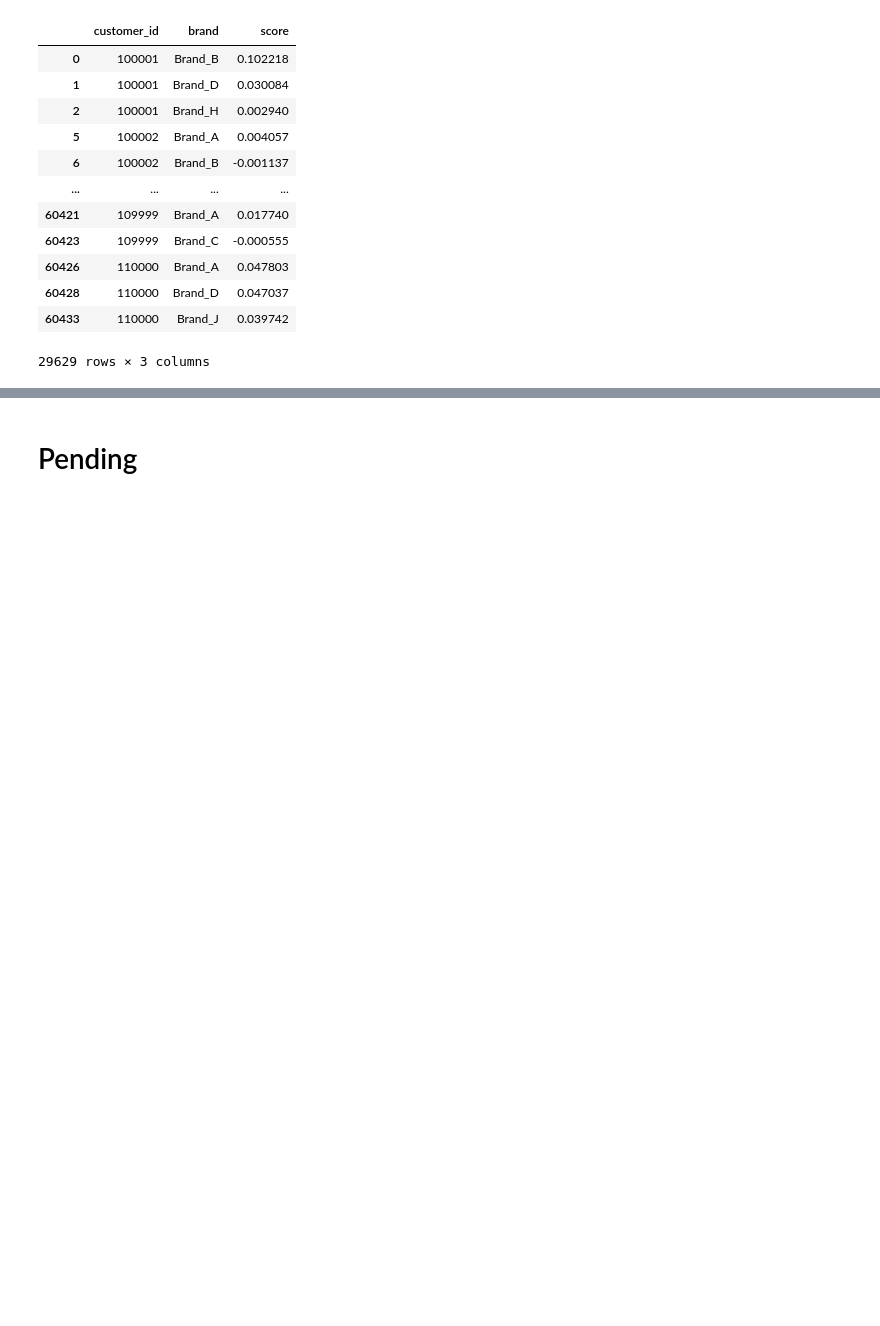
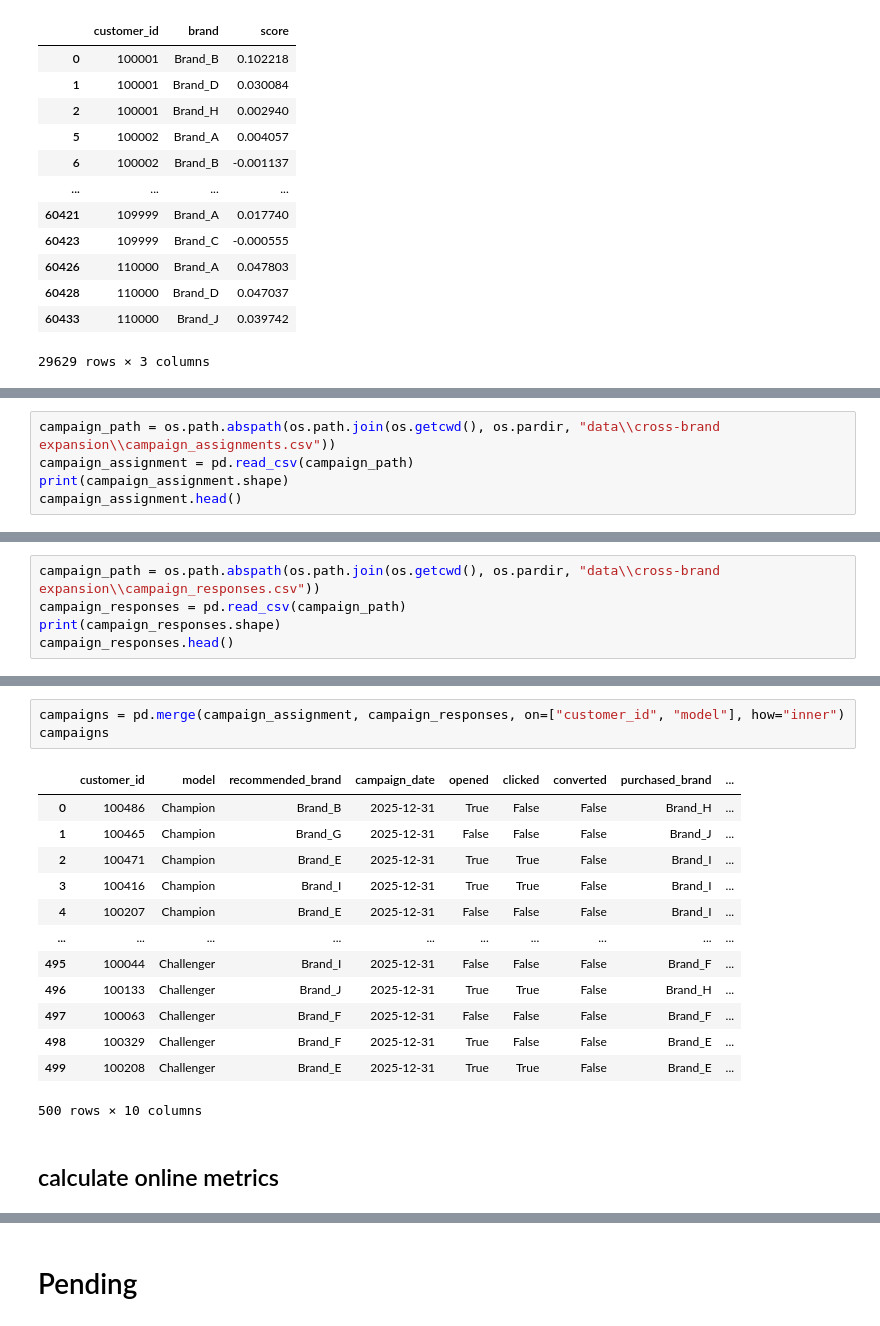
Before and after one commit to EdwinVivek/ML-hands-on-notebooks, a Jupyter notebook: Recommendation Systems/cross-brand expansion.ipynb, the cells around one changed output, grey strips where cells are left out. Drawn from its saved outputs; the diff is of its cells as text; blank space fills up the shorter version.

Commit message:
cross brand expansion notebook updated

```diff
--- a/Recommendation Systems/cross-brand expansion.ipynb
+++ b/Recommendation Systems/cross-brand expansion.ipynb
@@ -2712,0 +3452,5 @@ top3_predictions
+# %%
+campaign_path = os.path.abspath(os.path.join(os.getcwd(), os.pardir, "data\\cross-brand expansion\\campaign_assignments.csv"))
+campaign_assignment = pd.read_csv(campaign_path)
+print(campaign_assignment.shape)
+campaign_assignment.head()
@@ -2712,0 +3467,5 @@ top3_predictions
+# %%
+campaign_path = os.path.abspath(os.path.join(os.getcwd(), os.pardir, "data\\cross-brand expansion\\campaign_responses.csv"))
+campaign_responses = pd.read_csv(campaign_path)
+print(campaign_responses.shape)
+campaign_responses.head()
@@ -2712,0 +3480,19 @@ top3_predictions
+# %%
+campaigns = pd.merge(campaign_assignment, campaign_responses, on=["customer_id", "model"], how="inner")
+campaigns
+# %% [output]
+|  | customer_id | model | recommended_brand | campaign_date | opened | clicked | converted | purchased_brand | ... |
+| 0 | 100486 | Champion | Brand_B | 2025-12-31 | True | False | False | Brand_H | ... |
+| 1 | 100465 | Champion | Brand_G | 2025-12-31 | False | False | False | Brand_J | ... |
+| 2 | 100471 | Champion | Brand_E | 2025-12-31 | True | True | False | Brand_I | ... |
+| 3 | 100416 | Champion | Brand_I | 2025-12-31 | True | True | False | Brand_I | ... |
+| 4 | 100207 | Champion | Brand_E | 2025-12-31 | False | False | False | Brand_I | ... |
+| ... | ... | ... | ... | ... | ... | ... | ... | ... | ... |
+| 495 | 100044 | Challenger | Brand_I | 2025-12-31 | False | False | False | Brand_F | ... |
+| 496 | 100133 | Challenger | Brand_J | 2025-12-31 | True | True | False | Brand_H | ... |
+| 497 | 100063 | Challenger | Brand_F | 2025-12-31 | False | False | False | Brand_F | ... |
+| 498 | 100329 | Challenger | Brand_F | 2025-12-31 | True | False | False | Brand_E | ... |
+| 499 | 100208 | Challenger | Brand_E | 2025-12-31 | True | True | False | Brand_E | ... |
+500 rows × 10 columns
+# %% [markdown]
+## calculate online metrics
```
Also changed, not shown: parts of 104 cells of this notebook, 5 other files.
